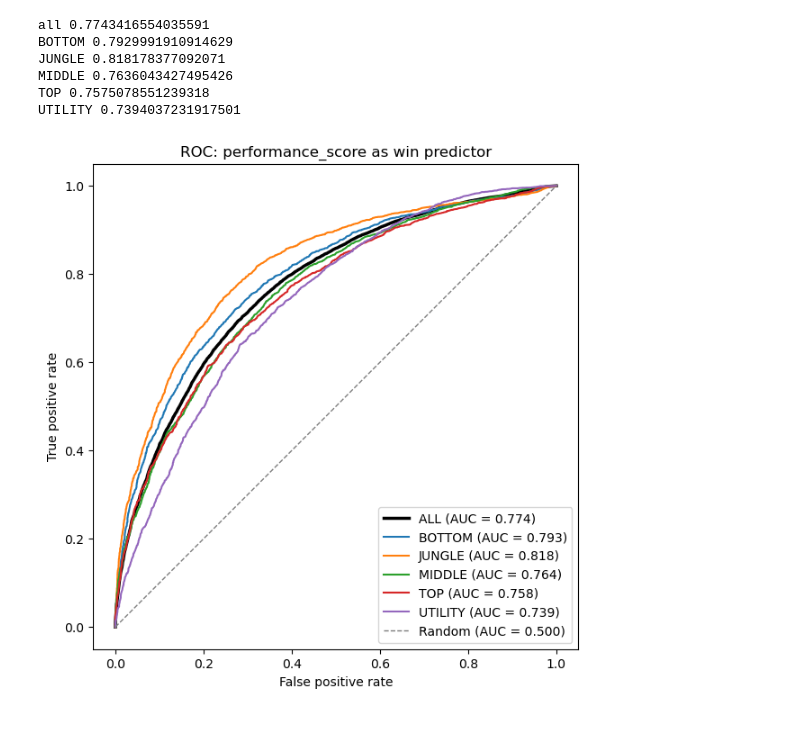
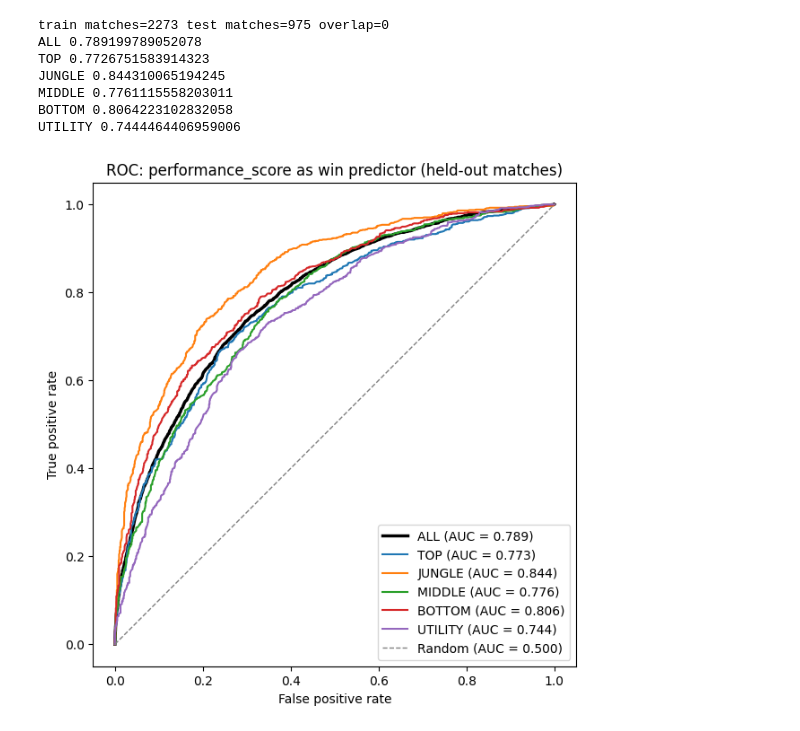
Before and after one commit to phantomvoyager4/OLA, a Jupyter notebook: src/ANALYSIS/OLAanalysis.ipynb, the cells around one changed output. Saved outputs shown, nothing was run; the diff lists cells and outputs as text; code cells hidden in the pictures.

```diff
--- a/src/ANALYSIS/OLAanalysis.ipynb
+++ b/src/ANALYSIS/OLAanalysis.ipynb
@@ -1,37 +1,43 @@
 # %%
-from sklearn.metrics import roc_auc_score
+import sys
+sys.path.insert(0, "..")
+import check_auc
 import player_performance_prototype as p
 
-matches = p.load_match_payloads(p.discover_recent_json_files())
-df = p.build_model_frame(p.flatten_players(matches))
-df = df[df.teamPosition.isin(["TOP", "JUNGLE", "MIDDLE", "BOTTOM", "UTILITY"])]
-print("all", roc_auc_score(df.win, df.performance_score))
-for role, g in df.groupby("teamPosition"):
-    print(role, roc_auc_score(g.win, g.performance_score))
+# Held-out evaluation: split by match_id, build the score reference from train
+# matches only, then score test matches with the API's own scoring code.
+matches = check_auc.load_matches(check_auc.DATA_DIR)
+train, test = check_auc.split_matches(matches, test_size=0.3, seed=0)
+print(f"train matches={len(train)} test matches={len(test)} overlap=0")
+scores, wins, roles = check_auc.score_matches(test, check_auc.build_reference(train))
+for name, auc in check_auc.auc_report(scores, wins, roles).items():
+    print(name, auc)
 # %% [output]
-all 0.7743416554035591
-BOTTOM 0.7929991910914629
-JUNGLE 0.818178377092071
-MIDDLE 0.7636043427495426
-TOP 0.7575078551239318
-UTILITY 0.7394037231917501
+train matches=2273 test matches=975 overlap=0
+ALL 0.789199789052078
+TOP 0.7726751583914323
+JUNGLE 0.844310065194245
+MIDDLE 0.7761115558203011
+BOTTOM 0.8064223102832058
+UTILITY 0.7444464406959006
 # %%
 import matplotlib.pyplot as plt
-from sklearn.metrics import roc_curve
+from sklearn.metrics import roc_auc_score, roc_curve
 
 fig, ax = plt.subplots(figsize=(7, 7))
-fpr, tpr, _ = roc_curve(df.win, df.performance_score)
-ax.plot(fpr, tpr, color="black", lw=2.5, label=f"ALL (AUC = {roc_auc_score(df.win, df.performance_score):.3f})")
-for role, g in df.groupby("teamPosition"):
-    fpr, tpr, _ = roc_curve(g.win, g.performance_score)
-    ax.plot(fpr, tpr, lw=1.5, label=f"{role} (AUC = {roc_auc_score(g.win, g.performance_score):.3f})")
+fpr, tpr, _ = roc_curve(wins, scores)
+ax.plot(fpr, tpr, color="black", lw=2.5, label=f"ALL (AUC = {roc_auc_score(wins, scores):.3f})")
+for role in check_auc.ROLES:
+    mask = roles == role
+    fpr, tpr, _ = roc_curve(wins[mask], scores[mask])
+    ax.plot(fpr, tpr, lw=1.5, label=f"{role} (AUC = {roc_auc_score(wins[mask], scores[mask]):.3f})")
 ax.plot([0, 1], [0, 1], "--", color="grey", lw=1, label="Random (AUC = 0.500)")
 ax.set_xlabel("False positive rate")
 ax.set_ylabel("True positive rate")
-ax.set_title("ROC: performance_score as win predictor")
+ax.set_title("ROC: performance_score as win predictor (held-out matches)")
 ax.set_aspect("equal")
 ax.legend(loc="lower right")
 fig.savefig(p.OUTPUT_DIR / "roc_curves.png", dpi=160, bbox_inches="tight")
 plt.show()
 # %% [output]
-[figure, old version]
+[figure, new version]
```
Also changed, not shown: 2 other files.
